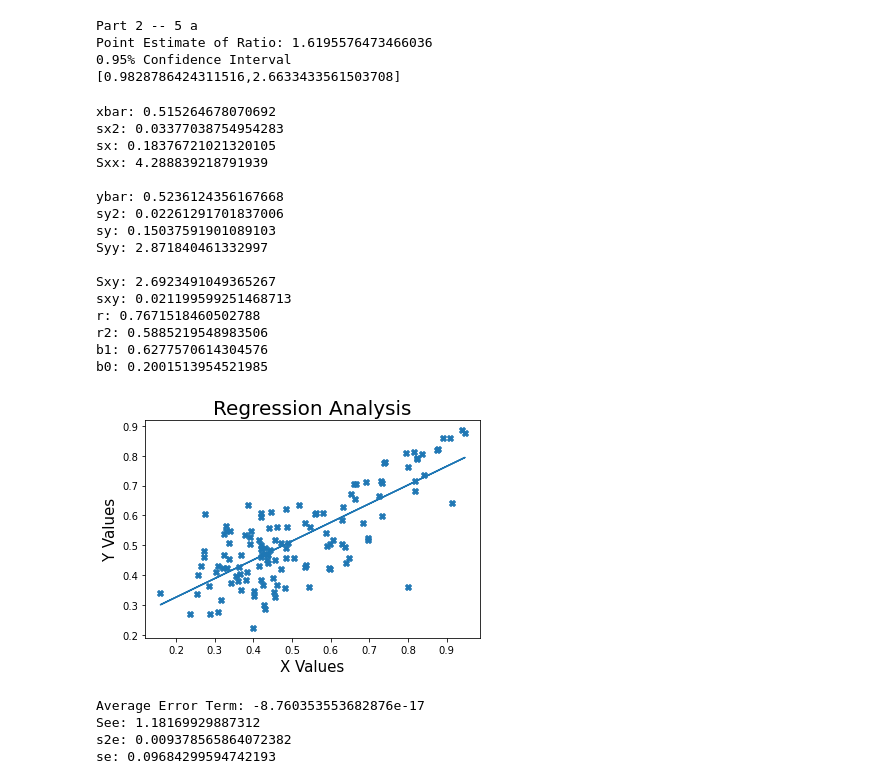
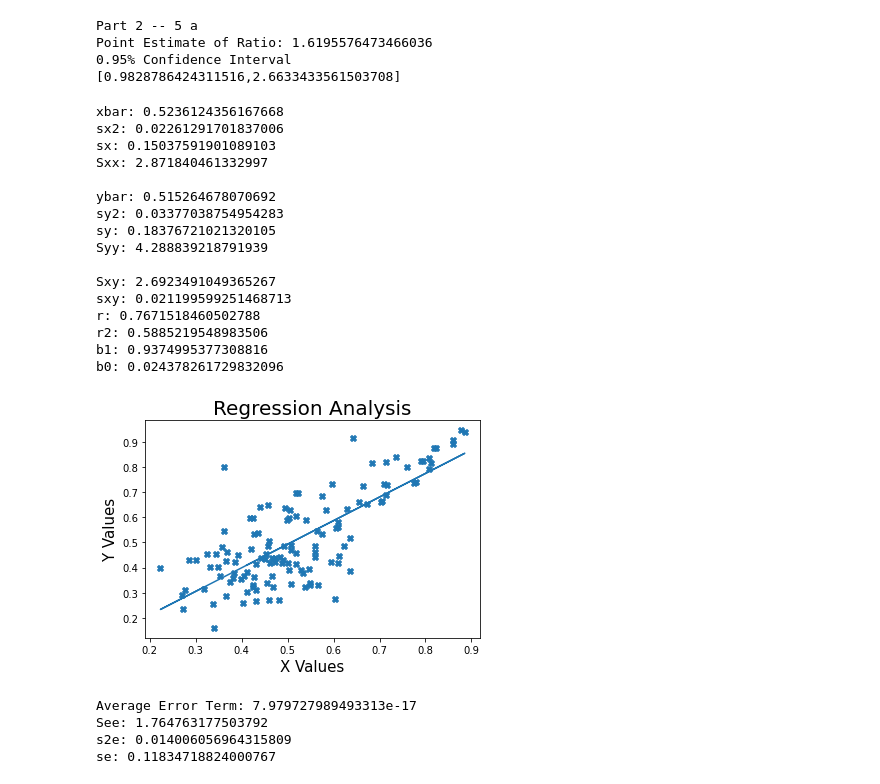
Before and after one commit to nicholasoxenden/Data_Project, a Jupyter notebook: Data_Project.ipynb, the cells around one changed output. Drawn from its saved outputs; the diff is of its cells as text; code cells hidden in the pictures.

```diff
--- a/Data_Project.ipynb
+++ b/Data_Project.ipynb
@@ -665,46 +663,46 @@ def regression_analysis(x_data,y_data):
                 y_values.append((b0 + (b1 * i)))
             y_val_arr = np.array(y_values)
             return y_val_arr
         error_terms = y_data - regression_y_values(x_data)
         return error_terms
     #print(f'Error terms: {error_terms(x_data,y_data)}')
 
     def avg_error_term(x_data,y_data):
         avg_error_term = error_terms(x_data,y_data).mean()
         return avg_error_term
     print(f'Average Error Term: {avg_error_term(x_data,y_data)}')
 
     def See(error_terms):
         See = (error_terms**2).sum()
         return See
     print(f'See: {See(error_terms(x_data,y_data))}')
 
     def s2e(error_terms):
         See = (error_terms**2).sum()
         return (1/ (len(error_terms) - 2) * See)
     print(f's2e: {s2e(error_terms(x_data,y_data))}')
     print(f'se: {math.sqrt(s2e(error_terms(x_data,y_data)))}')
 
-regression_analysis(corruption_arr,openg_arr)
+regression_analysis(openg_arr,corruption_arr)
 # %% [output]
-xbar: 0.515264678070692
-sx2: 0.03377038754954283
-sx: 0.18376721021320105
-Sxx: 4.288839218791939
+xbar: 0.5236124356167668
+sx2: 0.02261291701837006
+sx: 0.15037591901089103
+Sxx: 2.871840461332997
 
-ybar: 0.5236124356167668
-sy2: 0.02261291701837006
-sy: 0.15037591901089103
-Syy: 2.871840461332997
+ybar: 0.515264678070692
+sy2: 0.03377038754954283
+sy: 0.18376721021320105
+Syy: 4.288839218791939
 
 Sxy: 2.6923491049365267
 sxy: 0.021199599251468713
 r: 0.7671518460502788
 r2: 0.5885219548983506
-b1: 0.6277570614304576
-b0: 0.2001513954521985
+b1: 0.9374995377308816
+b0: 0.024378261729832096
-[figure, old version]
+[figure, new version]
-Average Error Term: -8.760353553682876e-17
-See: 1.18169929887312
-s2e: 0.009378565864072382
-se: 0.09684299594742193
+Average Error Term: 7.979727989493313e-17
+See: 1.764763177503792
+s2e: 0.014006056964315809
+se: 0.11834718824000767
```
Also changed, not shown: parts of 3 cells of this notebook.
